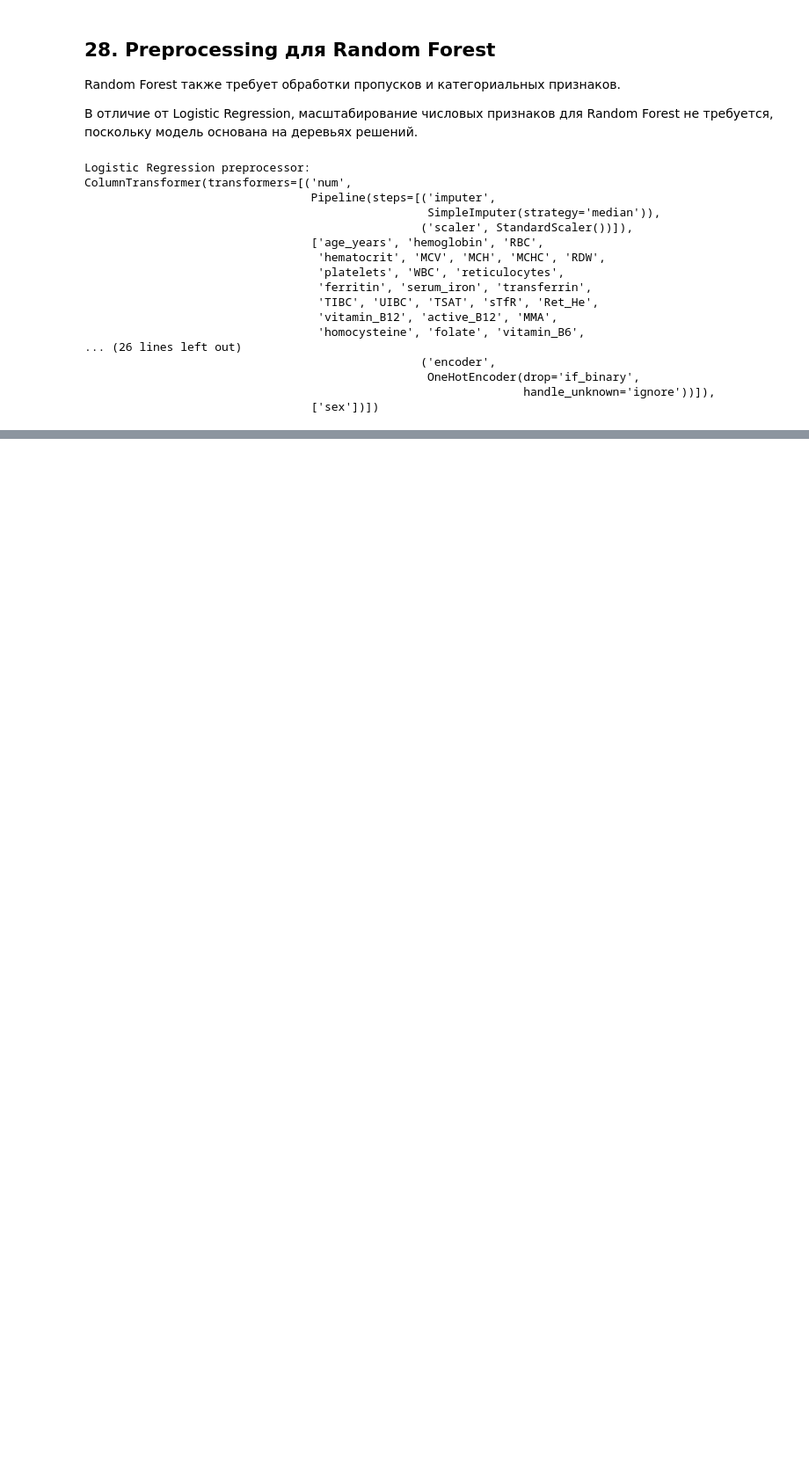
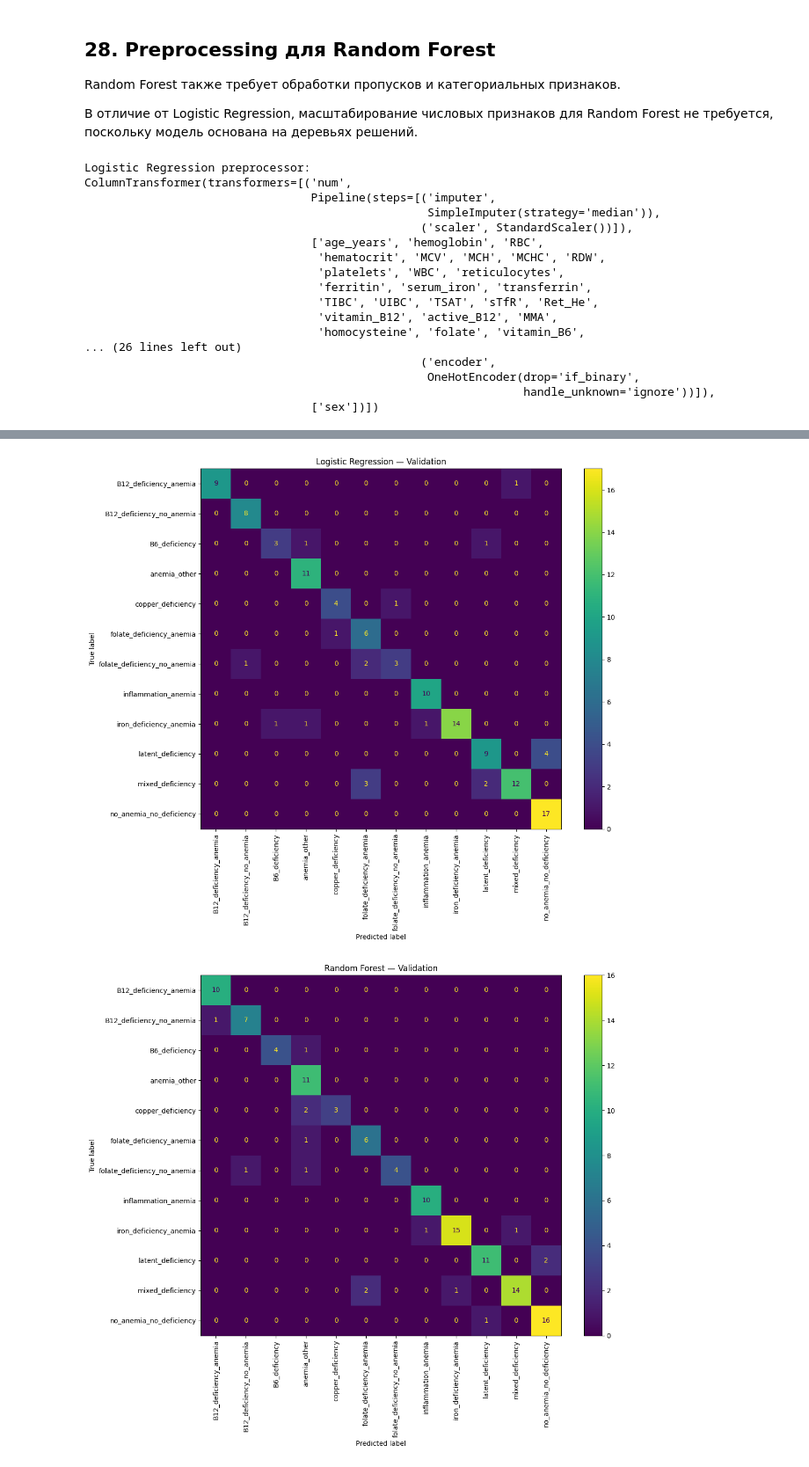
Before and after one commit to MaKudinets/Meditron_2026_Case_3, a Jupyter notebook: notebooks/preprocessing_with_explanations.ipynb, the cells around one changed output, grey strips where cells are left out. Shown at 88% size. Saved outputs shown, nothing was run; the diff lists cells and outputs as text; code cells hidden in the pictures; blank space fills up the shorter version.

```diff
--- a/notebooks/preprocessing_with_explanations.ipynb
+++ b/notebooks/preprocessing_with_explanations.ipynb
@@ -1119,0 +1569,15 @@ ColumnTransformer(transformers=[('num',
+# %%
+# Подготавливаем validation для CatBoost
+X_valid_cb = X_valid.copy()
+
+for col in categorical_features:
+    X_valid_cb[col] = (
+        X_valid_cb[col]
+        .astype("string")
+        .fillna("missing")
+        .astype(str)
+    )
+
+print("X_valid_cb shape:", X_valid_cb.shape)
+print("\nЗначения sex:")
+print(X_valid_cb["sex"].value_counts(dropna=False))
@@ -1119,0 +1772,47 @@ ColumnTransformer(transformers=[('num',
+# %%
+import matplotlib.pyplot as plt
+from sklearn.metrics import ConfusionMatrixDisplay
+fig, ax = plt.subplots(figsize=(12, 10))
+
+ConfusionMatrixDisplay.from_predictions(
+    y_valid,
+    y_valid_pred_lr,
+    xticks_rotation=90,
+    ax=ax
+)
+
+ax.set_title("Logistic Regression — Validation")
+
+plt.tight_layout()
+plt.show()
+
+fig, ax = plt.subplots(figsize=(12, 10))
+
+ConfusionMatrixDisplay.from_predictions(
+    y_valid,
+    y_valid_pred_rf,
+    xticks_rotation=90,
+    ax=ax
+)
+
+ax.set_title("Random Forest — Validation")
+
+plt.tight_layout()
+plt.show()
+
+fig, ax = plt.subplots(figsize=(12, 10))
+
+ConfusionMatrixDisplay.from_predictions(
+    y_valid,
+    y_valid_pred_cb,
+    xticks_rotation=90,
+    ax=ax
+)
+
+ax.set_title("CatBoost — Validation")
+
+plt.tight_layout()
+plt.show()
+# %% [output]
+[figure, added]
+[figure, added]
```
Also changed, not shown: parts of 115 cells of this notebook, 19 other files.
